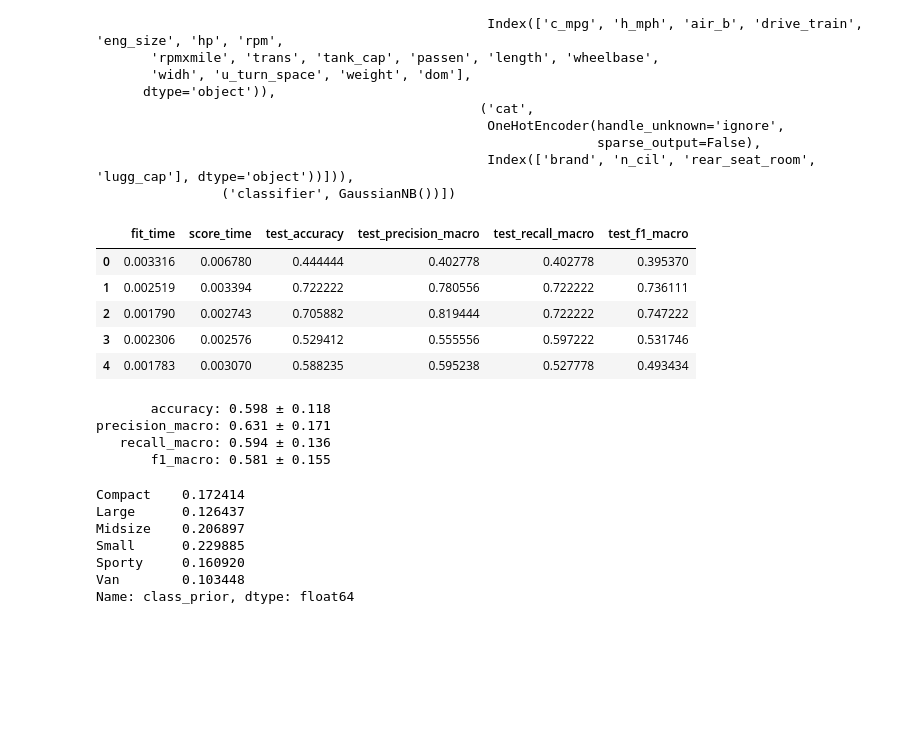
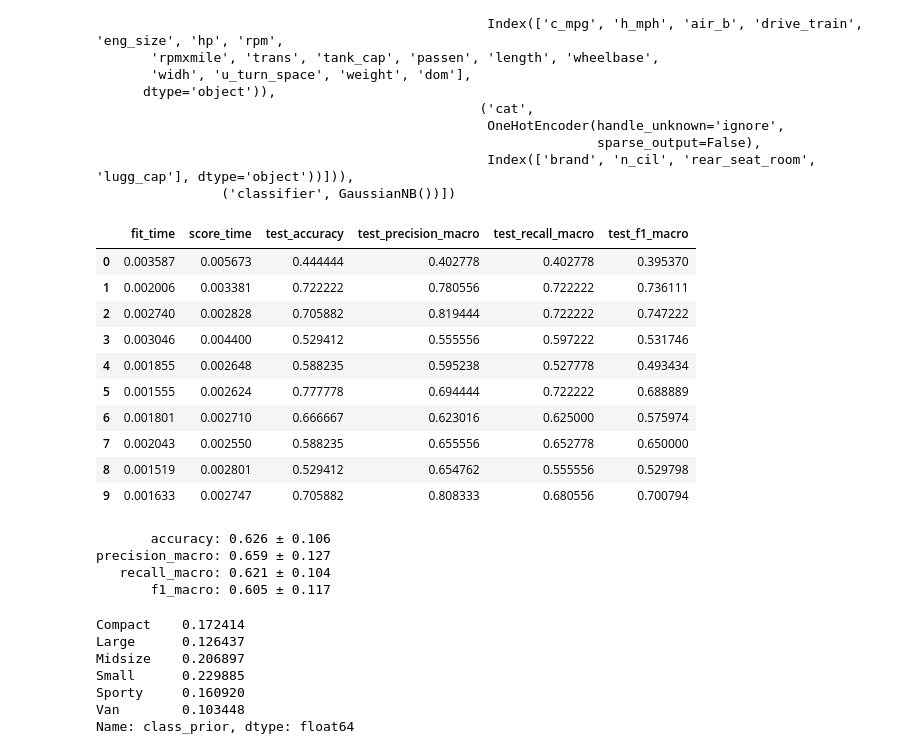
Before and after one commit to JarvinChavez/Data-science-assignments, a Jupyter notebook: homework-2/bayes_classifier.ipynb, the cells around one changed output. Saved outputs shown, nothing was run; the diff lists cells and outputs as text; code cells hidden in the pictures; blank space fills up the shorter version.

```diff
--- a/homework-2/bayes_classifier.ipynb
+++ b/homework-2/bayes_classifier.ipynb
@@ -275,42 +275,40 @@ Pipeline(steps=[('preprocess',
                 ('classifier', GaussianNB())])
 # %%
 # Question 7
+
+rskf = RepeatedStratifiedKFold(n_splits=5, n_repeats=2, random_state=42)  # 5×2 = 10 evaluations
+
 scoring = {
     "accuracy": "accuracy",
     "precision_macro": make_scorer(precision_score, average="macro", zero_division=0),
-    "recall_macro": make_scorer(recall_score, average="macro", zero_division=0),
-    "f1_macro": make_scorer(f1_score, average="macro", zero_division=0),
+    "recall_macro":    make_scorer(recall_score,    average="macro", zero_division=0),
+    "f1_macro":        make_scorer(f1_score,        average="macro", zero_division=0),
 }
-
-# 5-fold CV
-kfold = StratifiedKFold(n_splits=5, shuffle=True, random_state=42)
-
-cv_results = cross_validate(
-    bayes_pipeline,
-    X, y,
-    cv=kfold,
-    scoring=scoring,
-    return_train_score=False
-)
+cv_results = cross_validate(bayes_pipeline, X, y, cv=rskf, scoring=scoring, return_train_score=False)
 
 cv_summary = pd.DataFrame(cv_results)
 display(cv_summary)
 
 for metric in scoring:
     mean_val = cv_summary[f"test_{metric}"].mean()
     std_val = cv_summary[f"test_{metric}"].std()
     print(f"{metric:>15}: {mean_val:.3f} ± {std_val:.3f}")
 # %% [output]
 |  | fit_time | score_time | test_accuracy | test_precision_macro | test_recall_macro | test_f1_macro |
-| 0 | 0.003316 | 0.006780 | 0.444444 | 0.402778 | 0.402778 | 0.395370 |
-| 1 | 0.002519 | 0.003394 | 0.722222 | 0.780556 | 0.722222 | 0.736111 |
-| 2 | 0.001790 | 0.002743 | 0.705882 | 0.819444 | 0.722222 | 0.747222 |
-| 3 | 0.002306 | 0.002576 | 0.529412 | 0.555556 | 0.597222 | 0.531746 |
-| 4 | 0.001783 | 0.003070 | 0.588235 | 0.595238 | 0.527778 | 0.493434 |
+| 0 | 0.003587 | 0.005673 | 0.444444 | 0.402778 | 0.402778 | 0.395370 |
+| 1 | 0.002006 | 0.003381 | 0.722222 | 0.780556 | 0.722222 | 0.736111 |
+| 2 | 0.002740 | 0.002828 | 0.705882 | 0.819444 | 0.722222 | 0.747222 |
+| 3 | 0.003046 | 0.004400 | 0.529412 | 0.555556 | 0.597222 | 0.531746 |
+| 4 | 0.001855 | 0.002648 | 0.588235 | 0.595238 | 0.527778 | 0.493434 |
+| 5 | 0.001555 | 0.002624 | 0.777778 | 0.694444 | 0.722222 | 0.688889 |
+| 6 | 0.001801 | 0.002710 | 0.666667 | 0.623016 | 0.625000 | 0.575974 |
+| 7 | 0.002043 | 0.002550 | 0.588235 | 0.655556 | 0.652778 | 0.650000 |
+| 8 | 0.001519 | 0.002801 | 0.529412 | 0.654762 | 0.555556 | 0.529798 |
+| 9 | 0.001633 | 0.002747 | 0.705882 | 0.808333 | 0.680556 | 0.700794 |
-       accuracy: 0.598 ± 0.118
-precision_macro: 0.631 ± 0.171
-   recall_macro: 0.594 ± 0.136
-       f1_macro: 0.581 ± 0.155
+       accuracy: 0.626 ± 0.106
+precision_macro: 0.659 ± 0.127
+   recall_macro: 0.621 ± 0.104
+       f1_macro: 0.605 ± 0.117
 # %%
 #  Question 8
 pre = bayes_pipeline.named_steps["preprocess"]
```
Also changed, not shown: parts of 1 cell of this notebook.
